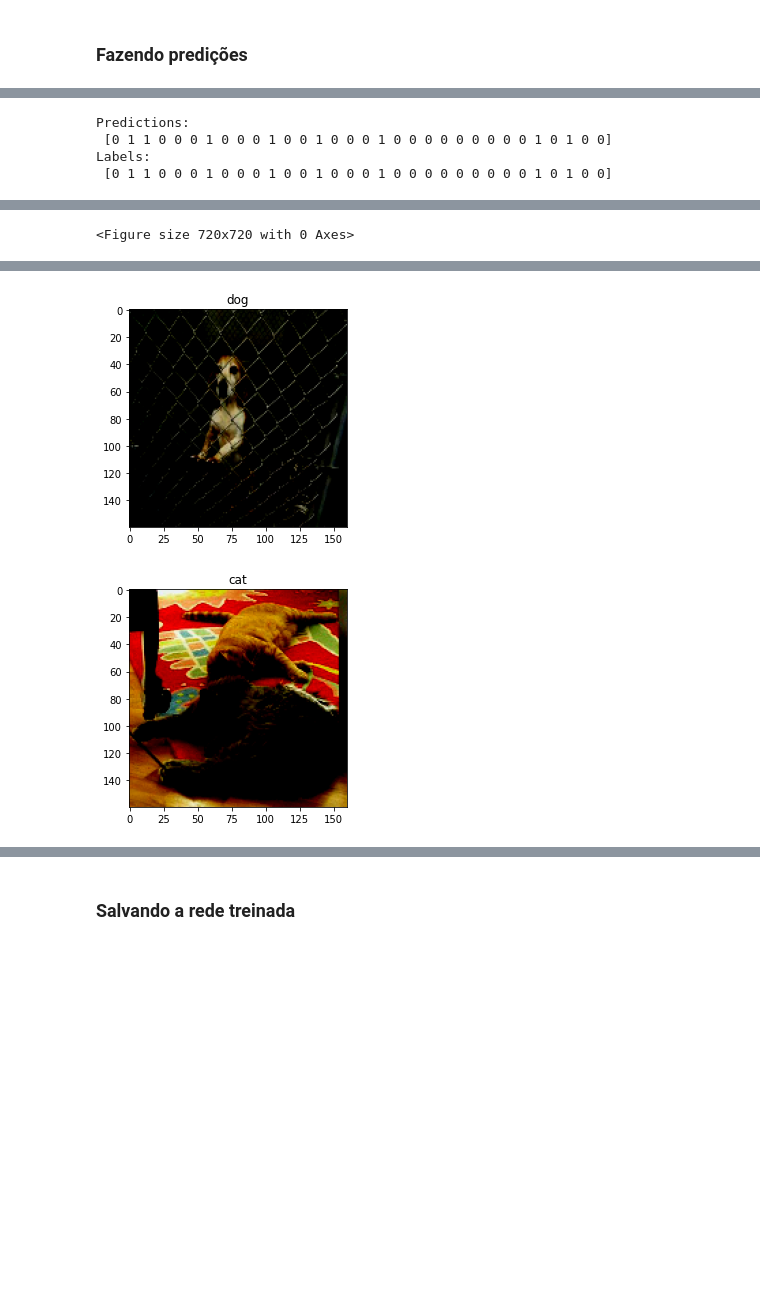
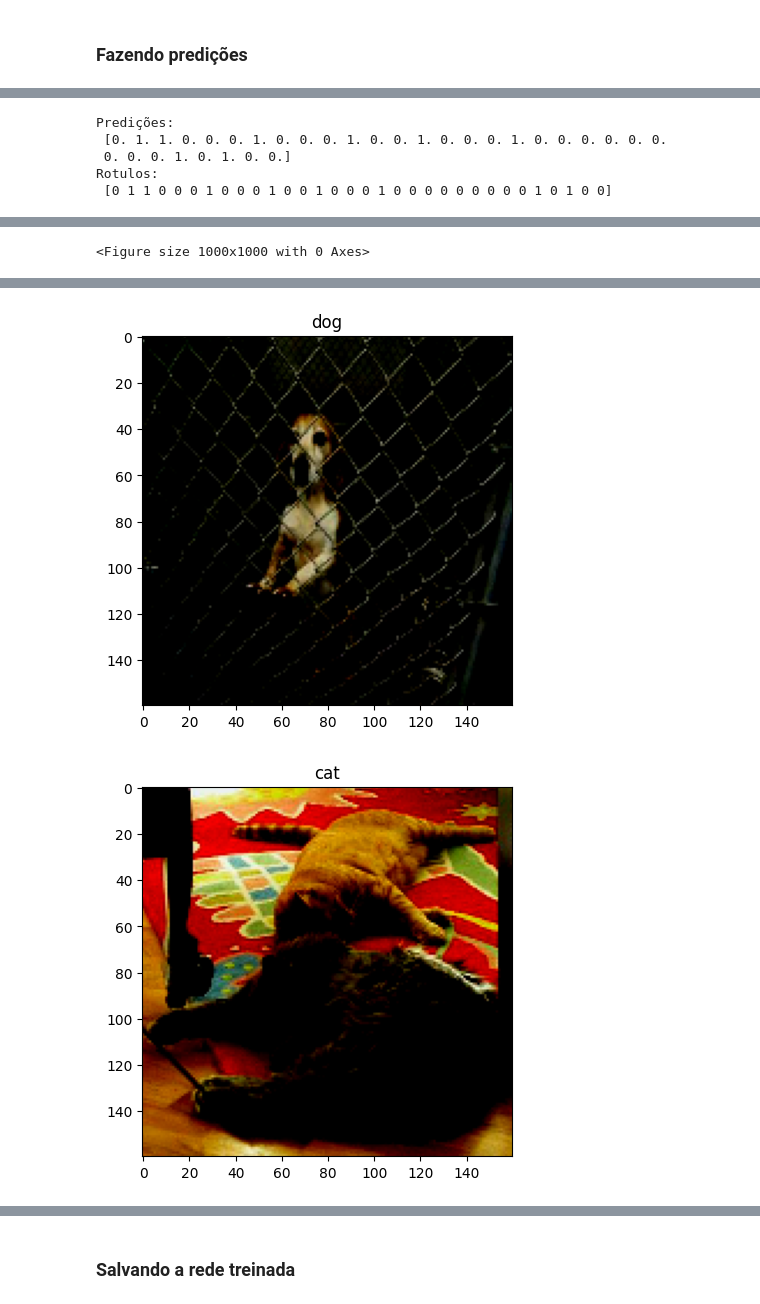
Before and after one commit to arnaldojr/DisruptiveArchitectures, a Jupyter notebook: material/aulas/lab09/transferlearning.ipynb, the cells around one changed output, grey strips where cells are left out. Saved outputs shown, nothing was run; the diff lists cells and outputs as text; code cells hidden in the pictures; blank space fills up the shorter version.

```diff
--- a/material/aulas/lab09/transferlearning.ipynb
+++ b/material/aulas/lab09/transferlearning.ipynb
@@ -181,7 +295,7 @@ ________________________________________________________________________________
 global_average_layer = tf.keras.layers.GlobalAveragePooling2D()
 
 # O Classificador para gato cachorro com 1 neuronio
-prediction_layer = keras.layers.Dense(1)
+prediction_layer = keras.layers.Dense(1, activation='sigmoid')
 # %%
 model = tf.keras.Sequential([
   base_model,   #### cnn mobilenet
@@ -210,13 +327,15 @@ Pronto! Já criamos a nossa rede para classificação. Agora podemos treinar nos
 # %% [markdown]
 ### Treinamento do modelo
 # %%
-base_learning_rate = 0.0001
-model.compile(optimizer=tf.keras.optimizers.RMSprop(learning_rate=base_learning_rate),
-              loss=tf.keras.losses.BinaryCrossentropy(from_logits=True),
-              metrics=['accuracy'])
+#base_learning_rate = 0.0001
+#model.compile(optimizer=tf.keras.optimizers.RMSprop(learning_rate=base_learning_rate),
+#              loss=tf.keras.losses.BinaryCrossentropy(from_logits=True),
+#              metrics=['accuracy'])
+
+model.compile(optimizer='adam', loss='binary_crossentropy', metrics=['accuracy'])
 # %%
 #Avaliação do modelo antes de treiná-lo com novas imagens
-initial_epochs = 3
+initial_epochs = 1
 validation_steps=20
 
 loss0,accuracy0 = model.evaluate(validation_batches, steps = validation_steps)
@@ -225,9 +344,5 @@ loss0,accuracy0 = model.evaluate(validation_batches, steps = validation_steps)
 # %%
 # Treinamento da nova CNN
-history = model.fit(train_batches,
-                    epochs=initial_epochs,
-                    validation_data=validation_batches)
 
-acc = history.history['accuracy']
-print(acc)
+history = model.fit(train_batches, epochs=initial_epochs, validation_data=validation_batches)
 # %% [output]
@@ -254,17 +363,15 @@ metrics_df[["accuracy"]].plot();
 image_batch, label_batch = test_batches.as_numpy_iterator().next()
 predictions = model.predict_on_batch(image_batch).flatten()
 
-# Apply a sigmoid since our model returns logits
-predictions = tf.nn.sigmoid(predictions)
-predictions = tf.where(predictions < 0.5, 0, 1)
+predictions = np.round(predictions)
 
-print('Predictions:\n', predictions.numpy())
-print('Labels:\n', label_batch)
+print('Predições:\n', predictions)
+print('Rotulos:\n', label_batch)
 
 plt.figure(figsize=(10, 10))
 for image, label in test.take(9):
   plt.figure()
-  plt.imshow(image)
+  plt.imshow(image, vmin=0,vmax=255)
   plt.title(get_label_name(label))
 # %% [output]
 WARNING:matplotlib.image:Clipping input data to the valid range for imshow with RGB data ([0..1] for floats or [0..255] for integers).
@@ -274,7 +383,8 @@ WARNING:matplotlib.image:Clipping input data to the valid range for imshow with
-Predictions:
+Predições:
+ [0. 1. 1. 0. 0. 0. 1. 0. 0. 0. 1. 0. 0. 1. 0. 0. 0. 1. 0. 0. 0. 0. 0. 0.
+ 0. 0. 0. 1. 0. 1. 0. 0.]
+Rotulos:
  [0 1 1 0 0 0 1 0 0 0 1 0 0 1 0 0 0 1 0 0 0 0 0 0 0 0 0 1 0 1 0 0]
-Labels:
- [0 1 1 0 0 0 1 0 0 0 1 0 0 1 0 0 0 1 0 0 0 0 0 0 0 0 0 1 0 1 0 0]
 WARNING:matplotlib.image:Clipping input data to the valid range for imshow with RGB data ([0..1] for floats or [0..255] for integers).
 WARNING:matplotlib.image:Clipping input data to the valid range for imshow with RGB data ([0..1] for floats or [0..255] for integers).
 WARNING:matplotlib.image:Clipping input data to the valid range for imshow with RGB data ([0..1] for floats or [0..255] for integers).
@@ -283 +391 @@ WARNING:matplotlib.image:Clipping input data to the valid range for imshow with
-<Figure size 720x720 with 0 Axes>
+<Figure size 1000x1000 with 0 Axes>
@@ -290,2 +398,2 @@ WARNING:matplotlib.image:Clipping input data to the valid range for imshow with
-[figure, old version]
+[figure, new version]
-[figure, old version]
+[figure, new version]
```
Also changed, not shown: parts of 30 cells of this notebook.
